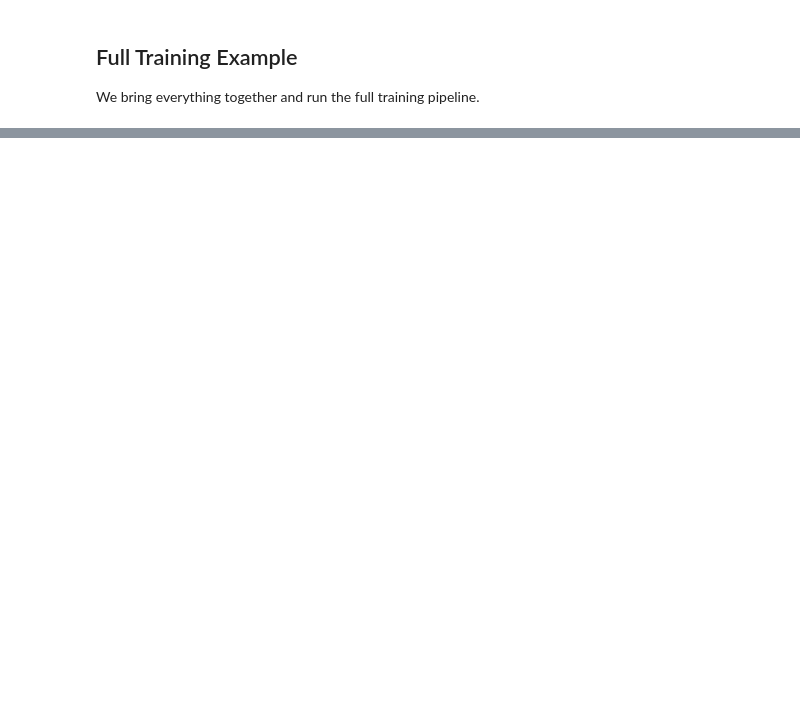
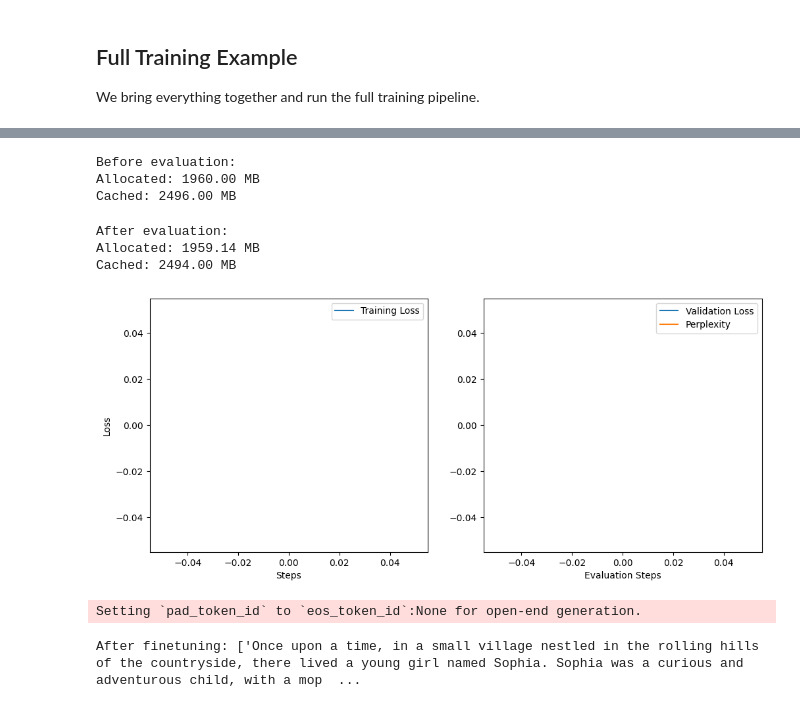
Before and after one commit to sonder-art/automl_o24, a Jupyter notebook: codigo/nlp_chatbots/hf_lora2.ipynb, the cells around one changed output, grey strips where cells are left out. Cells and saved outputs as stored; diff of their text form; code cells hidden in the pictures; blank space fills up the shorter version.

```diff
--- a/codigo/nlp_chatbots/hf_lora2.ipynb
+++ b/codigo/nlp_chatbots/hf_lora2.ipynb
@@ -275,4 +328,4 @@ def get_model(
 # %%
 # Example usage:
-model = get_model("meta-llama/Llama-3.2-1B-Instruct", device)
+model = get_model("meta-llama/Llama-3.2-1B-Instruct")
 # %% [output]
@@ -546,0 +747,16 @@ KeyboardInterrupt:
+# %%
+# Training configuration
+config = TrainingConfig(
+    learning_rate=5e-5,
+    num_train_epochs=.01,  # For quick example, set to higher for real training
+    per_device_train_batch_size=16,
+    per_device_eval_batch_size=16,
+    output_dir=f"./{MODEL}-lora-finetuned"
+)
+
+# Train the model
+trainer = train_model(model, tokenizer, lm_datasets, config,
+                      project_name='llama_3_1_1B',
+                      run_name='experiment_test',
+                          tags=["llama_3_1_1B", "wiki2raw"],
+    notes="Training with enhanced learning rate")
@@ -546,0 +801,19 @@ KeyboardInterrupt:
+# %%
+def clean_memory_preserve_model():
+    """
+    Cleans up GPU memory without deleting the model.
+    Useful for freeing memory before evaluation while keeping the trained model.
+    """
+    # Clear CUDA cache
+    if torch.cuda.is_available():
+        # Empty CUDA cache
+        torch.cuda.empty_cache()
+        # Clear memory allocations except for the model
+        torch.cuda.memory.empty_cache()
+        # Reset peak memory stats
+        torch.cuda.reset_peak_memory_stats()
+
+    # Run garbage collector to clean up any other unused memory
+    gc.collect()
+
+clean_memory_preserve_model()
@@ -547,10 +930,21 @@ KeyboardInterrupt:
 # %%
 # Post-finetuning evaluation
-post_eval_results = evaluate_model(trainer, lm_datasets, split="test")
+post_eval_results = evaluate_with_memory_tracking(trainer, lm_datasets, split="test")
 
 # Visualization
 plot_metrics(trainer.state.log_history)
+# %% [output]
+Before evaluation:
+Allocated: 1960.00 MB
+Cached: 2496.00 MB
+After evaluation:
+Allocated: 1959.14 MB
+Cached: 2494.00 MB
+[figure, added]
 # %%
 # Generate text after finetuning
-post_finetune_output = generate_text(model, tokenizer, "Once upon a time")
+post_finetune_output = generate_text(trainer.model.eval(), tokenizer, "Once upon a time")
 print("After finetuning:", post_finetune_output)
+# %% [output]
+Setting `pad_token_id` to `eos_token_id`:None for open-end generation.
+After finetuning: ['Once upon a time, in a small village nestled in the rolling hills of the countryside, there lived a young girl named Sophia. Sophia was a curious and adventurous child, with a mop  ...
```
Also changed, not shown: parts of 19 cells of this notebook.
